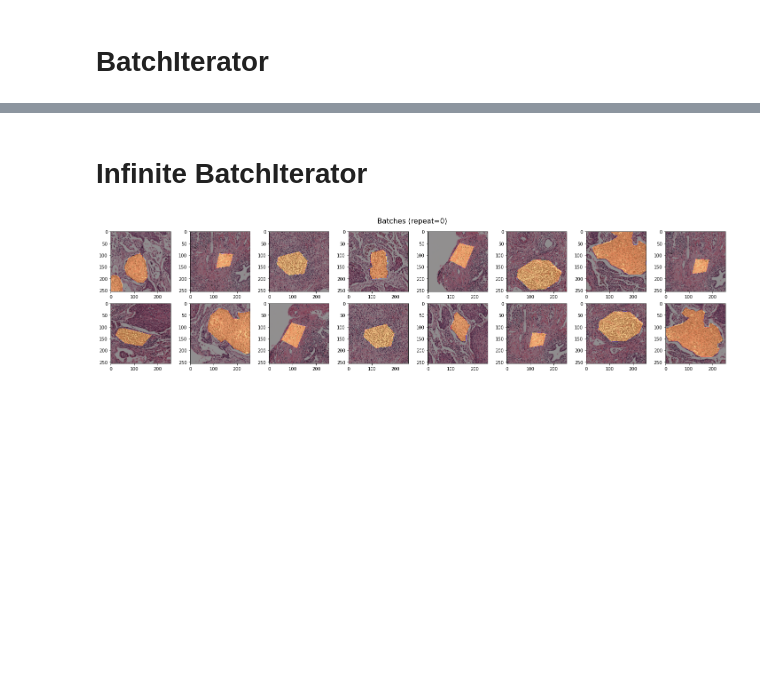
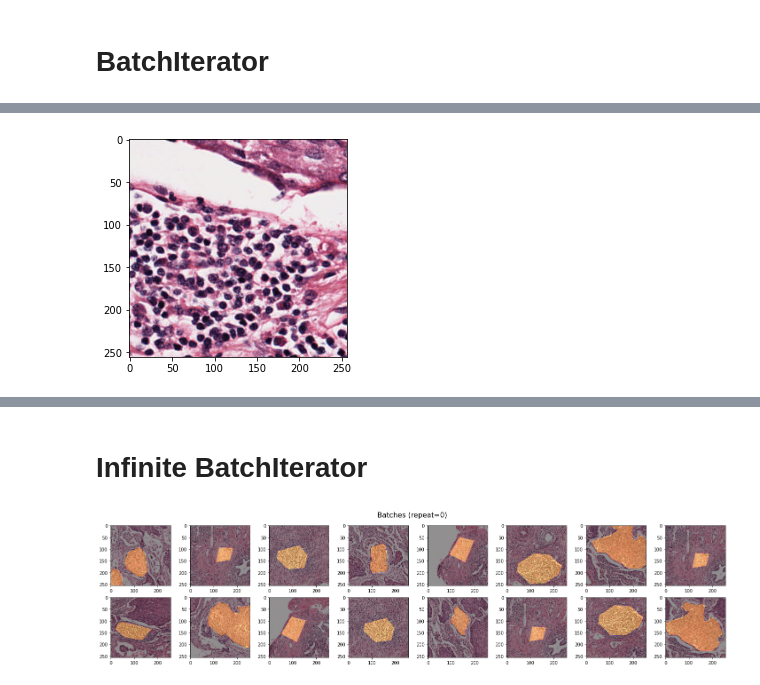
Before and after one commit to DIAGNijmegen/pathology-whole-slide-data, a Jupyter notebook: notebooks/05 - BatchIterator.ipynb, the cells around one changed output, grey strips where cells are left out. Drawn from its saved outputs; the diff is of its cells as text; code cells hidden in the pictures; blank space fills up the shorter version.

```diff
--- a/notebooks/05 - BatchIterator.ipynb
+++ b/notebooks/05 - BatchIterator.ipynb
@@ -47,0 +92,6 @@ Point(0.5, 0.5).
+# %%
+
+plt.imshow(x_batch[0][0])
+plt.show()
+# %% [output]
+[figure, added]
```
Also changed, not shown: parts of 14 cells of this notebook, 17 other files.
